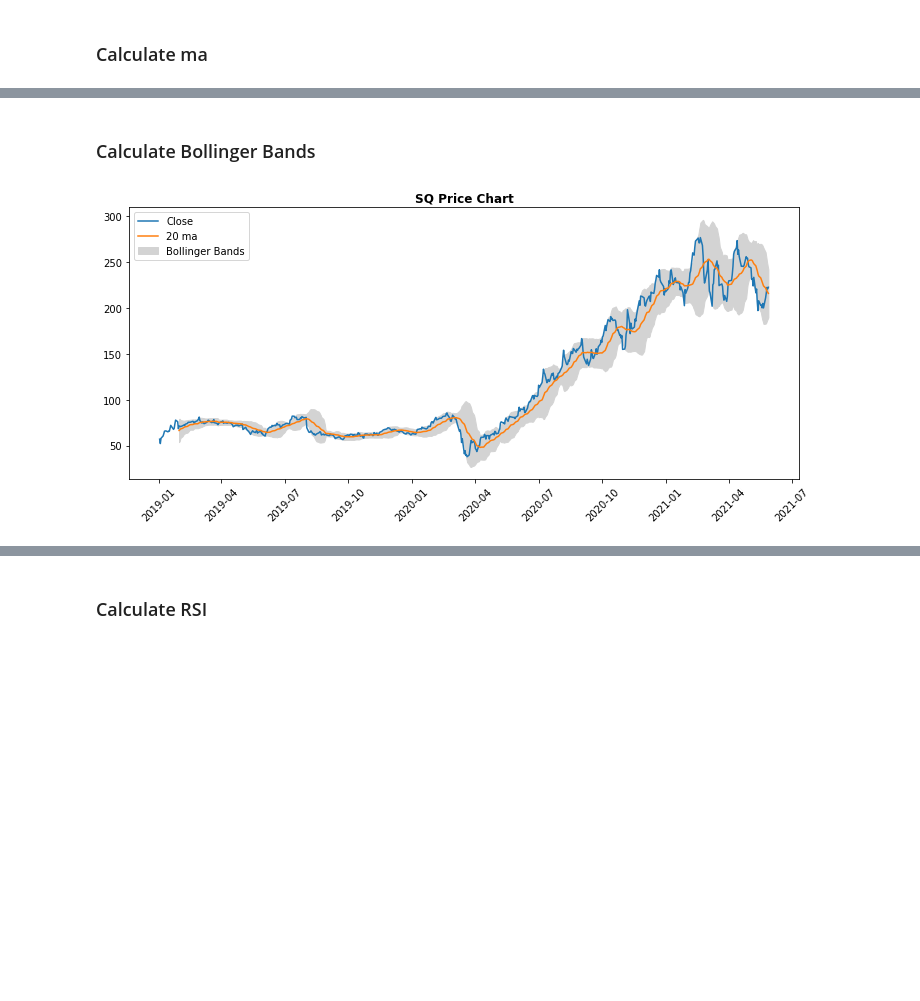
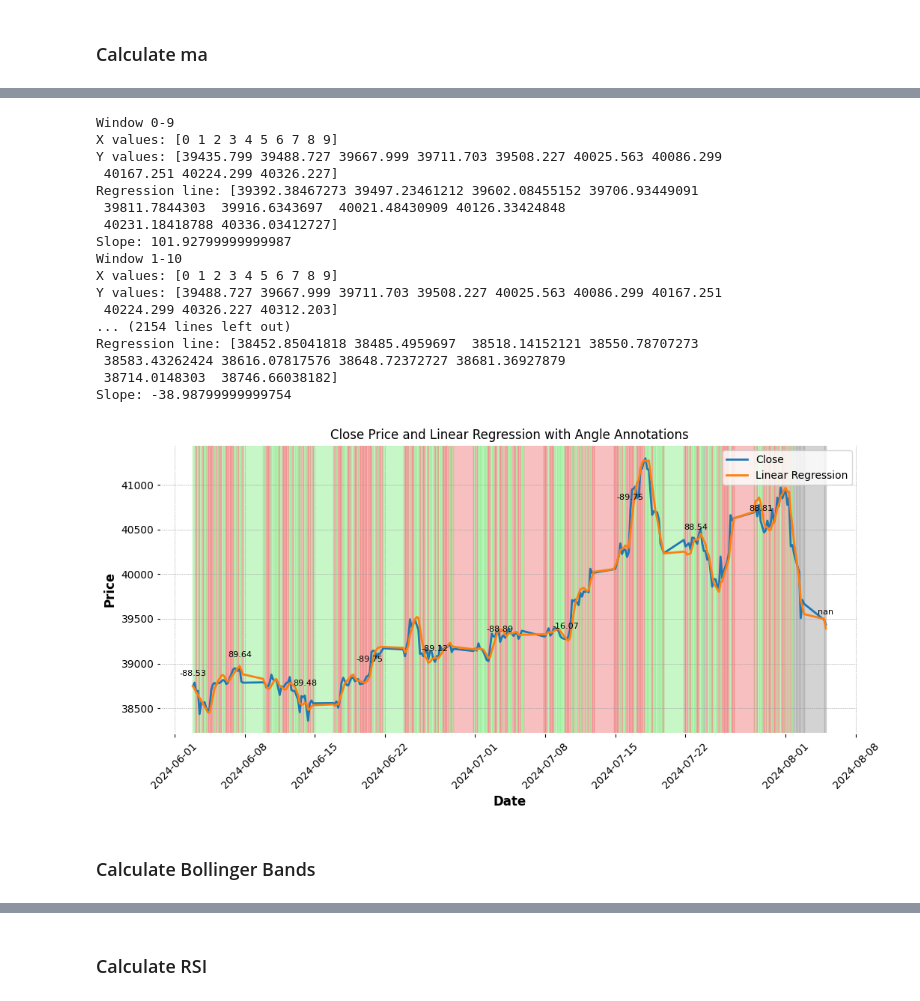
Before and after one commit to FaisalDeveloper113/algo-trading-mean-reversion, a Jupyter notebook: Mean Reversion.ipynb, the cells around one changed output, grey strips where cells are left out. Drawn from its saved outputs; the diff is of its cells as text; code cells hidden in the pictures; blank space fills up the shorter version.

```diff
--- a/Mean Reversion.ipynb
+++ b/Mean Reversion.ipynb
@@ -62,2 +45,0 @@ Cleaned DataFrame:
-# %%
-df = df[((df['date'] >= pd.to_datetime('2019-01-01')) & (df['date'] <= pd.to_datetime('2021-06-01')))]
@@ -81,3 +135,59 @@ plt.show()
+# %%
+# Calculate angle and regression
+df_htf['angle'], df_htf['regression'] = calculate_angle_and_regression(df_htf)
+
+# Plot for validation
+plt.figure(figsize=(12, 5))
+plt.xticks(rotation=45)
+
+# Plotting the close price and linear regression line
+plt.plot(df_htf['date'], df_htf['close'], label='Close')
+plt.plot(df_htf['date'], df_htf['regression'], label='Linear Regression')
+
+# Fill background based on angle
+for i in range(len(df_htf) - 1):
+    angle = df_htf['angle'].iloc[i]
+    if angle > 5:
+        plt.axvspan(df_htf['date'].iloc[i], df_htf['date'].iloc[i + 1], color='lightgreen', alpha=0.5)  # Bullish: Light Green
+    elif angle < -5:
+        plt.axvspan(df_htf['date'].iloc[i], df_htf['date'].iloc[i + 1], color='lightcoral', alpha=0.5)  # Bearish: Light Red
+    else:
+        plt.axvspan(df_htf['date'].iloc[i], df_htf['date'].iloc[i + 1], color='darkgrey', alpha=0.5)  # Ranging: Dark Grey
+
+# Annotate the angle values
+for i in range(0, len(df_htf), len(df_htf) // 10):  # Adjust the interval as needed
+    plt.annotate(f'{df_htf["angle"].iloc[i]:.2f}',
+                 (df_htf['date'].iloc[i], df_htf['close'].iloc[i]),
+                 textcoords="offset points",
+                 xytext=(0,10),
+                 ha='center',
+                 fontsize=8,
+                 color='black')
+
+plt.xlabel('Date')
+plt.ylabel('Price')
+plt.title('Close Price and Linear Regression with Angle Annotations')
+plt.legend()
+plt.show()
+# %% [output]
+Window 0-9
+X values: [0 1 2 3 4 5 6 7 8 9]
+Y values: [39435.799 39488.727 39667.999 39711.703 39508.227 40025.563 40086.299
+ 40167.251 40224.299 40326.227]
+Regression line: [39392.38467273 39497.23461212 39602.08455152 39706.93449091
+ 39811.7844303  39916.6343697  40021.48430909 40126.33424848
+ 40231.18418788 40336.03412727]
+Slope: 101.92799999999987
+Window 1-10
+X values: [0 1 2 3 4 5 6 7 8 9]
+Y values: [39488.727 39667.999 39711.703 39508.227 40025.563 40086.299 40167.251
+ 40224.299 40326.227 40312.203]
+... (2154 lines left out)
+Regression line: [38452.85041818 38485.4959697  38518.14152121 38550.78707273
+ 38583.43262424 38616.07817576 38648.72372727 38681.36927879
+ 38714.0148303  38746.66038182]
+Slope: -38.98799999999754
+[figure, added]
 # %% [markdown]
 ### Calculate Bollinger Bands
 # %%
@@ -93,16 +202,0 @@ df['lower_bollinger'] = df['ma_20'] - (2 * df['std'])
-# %%
-#plot for validation
-plt.figure(figsize=(12,5))
-plt.xticks(rotation=45)
-
-x_axis = df['date']
-
-plt.plot(x_axis, df['close'], label = 'Close')
-plt.plot(df['date'], df['ma_20'], label = '20 ma')
-plt.fill_between(x_axis, df['upper_bollinger'], df['lower_bollinger'], label = 'Bollinger Bands', color='lightgrey')
-
-plt.title('SQ Price Chart', fontweight="bold")
-plt.legend()
-plt.show()
-# %% [output]
-[figure, removed]
```
Also changed, not shown: parts of 21 cells of this notebook, 2 other files.
